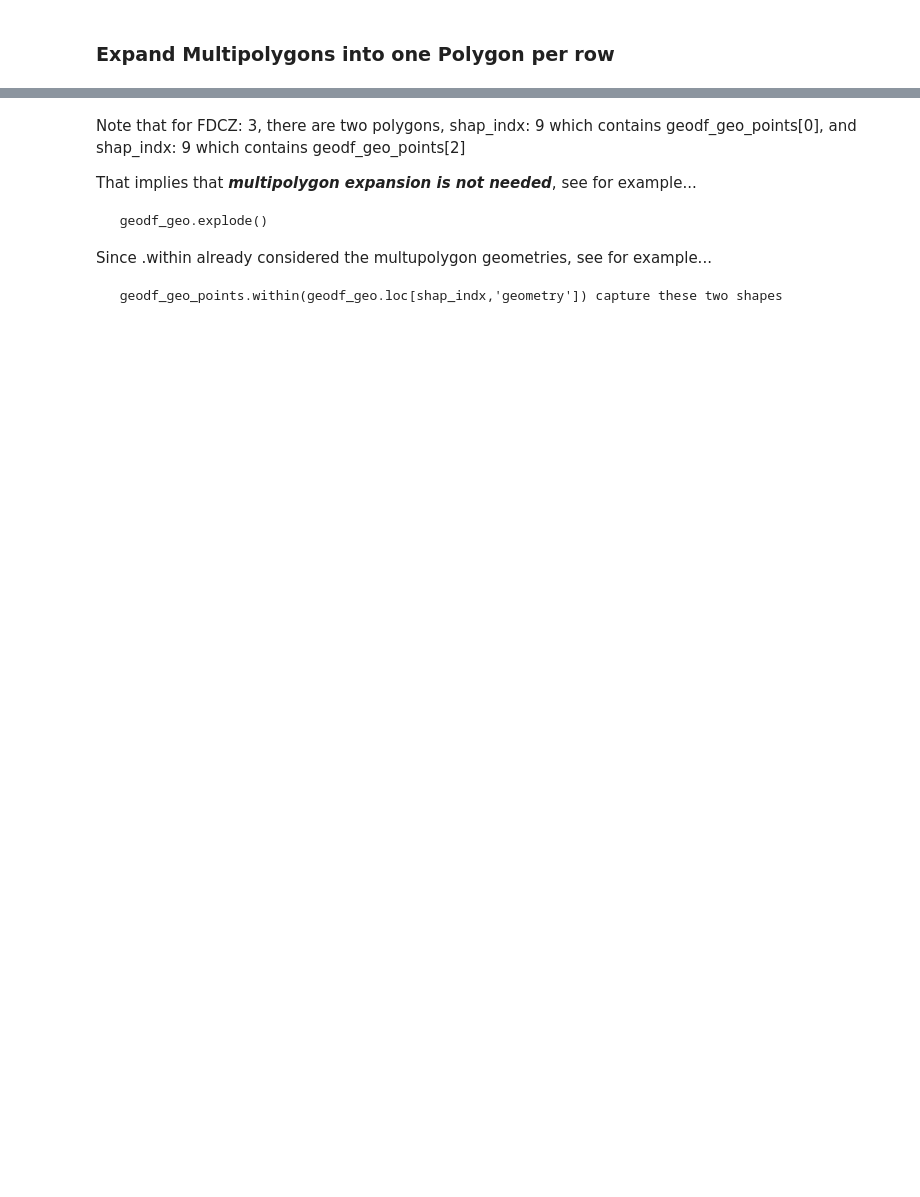
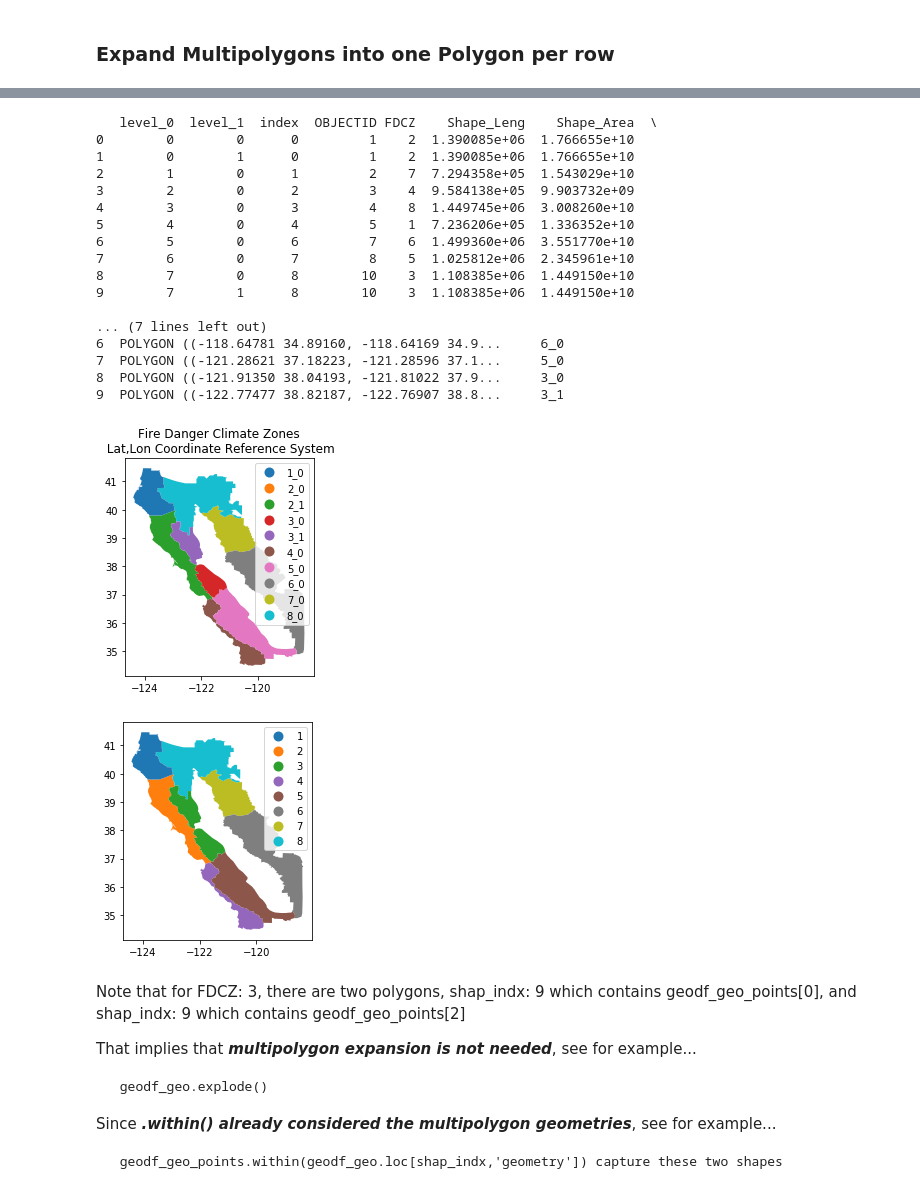
Before and after one commit to edwinfcampos/Showcase, a Jupyter notebook: CodingExample.ipynb, the cells around one changed output, grey strips where cells are left out. Cells and saved outputs as stored; diff of their text form; code cells hidden in the pictures; blank space fills up the shorter version.

```diff
--- a/CodingExample.ipynb
+++ b/CodingExample.ipynb
@@ -554,6 +588,33 @@ shap_indx: 2     FDCZ: 7
 1    False
 2     True
 dtype: bool <class 'pandas.core.series.Series'>
+# %%
+geodf_geo_exploded["polygon"] = geodf_geo_exploded.apply(lambda x: f'{x["FDCZ"]}_{x["level_1"]}', axis=1)
+print(geodf_geo_exploded)
+# Visualize exploded geometries in Lat Lon coordinates map
+ax = geodf_geo_exploded.plot(column='polygon',legend=True)
+ax.set_title("Fire Danger Climate Zones\n Lat,Lon Coordinate Reference System")
+ax = geodf_geo_exploded.plot(column='FDCZ',legend=True)
+# %% [output]
+   level_0  level_1  index  OBJECTID FDCZ    Shape_Leng    Shape_Area  \
+0        0        0      0         1    2  1.390085e+06  1.766655e+10
+1        0        1      0         1    2  1.390085e+06  1.766655e+10
+2        1        0      1         2    7  7.294358e+05  1.543029e+10
+3        2        0      2         3    4  9.584138e+05  9.903732e+09
+4        3        0      3         4    8  1.449745e+06  3.008260e+10
+5        4        0      4         5    1  7.236206e+05  1.336352e+10
+6        5        0      6         7    6  1.499360e+06  3.551770e+10
+7        6        0      7         8    5  1.025812e+06  2.345961e+10
+8        7        0      8        10    3  1.108385e+06  1.449150e+10
+9        7        1      8        10    3  1.108385e+06  1.449150e+10
+
+... (7 lines left out)
+6  POLYGON ((-118.64781 34.89160, -118.64169 34.9...     6_0
+7  POLYGON ((-121.28621 37.18223, -121.28596 37.1...     5_0
+8  POLYGON ((-121.91350 38.04193, -121.81022 37.9...     3_0
+9  POLYGON ((-122.77477 38.82187, -122.76907 38.8...     3_1
+[figure, added]
+[figure, added]
 # %% [markdown]
 Note that for FDCZ: 3, there are two polygons, shap_indx: 9 which contains geodf_geo_points[0], and shap_indx: 9 which contains geodf_geo_points[2]
 
@@ -561,7 +622,7 @@ That implies that ***multipolygon expansion is not needed***, see for example...
 
      geodf_geo.explode()
 
-Since .within already considered the multupolygon geometries,
+Since ***.within() already considered the multipolygon geometries***,
 see for example...
 
      geodf_geo_points.within(geodf_geo.loc[shap_indx,'geometry']) capture these two shapes
```
Also changed, not shown: parts of 24 cells of this notebook.
